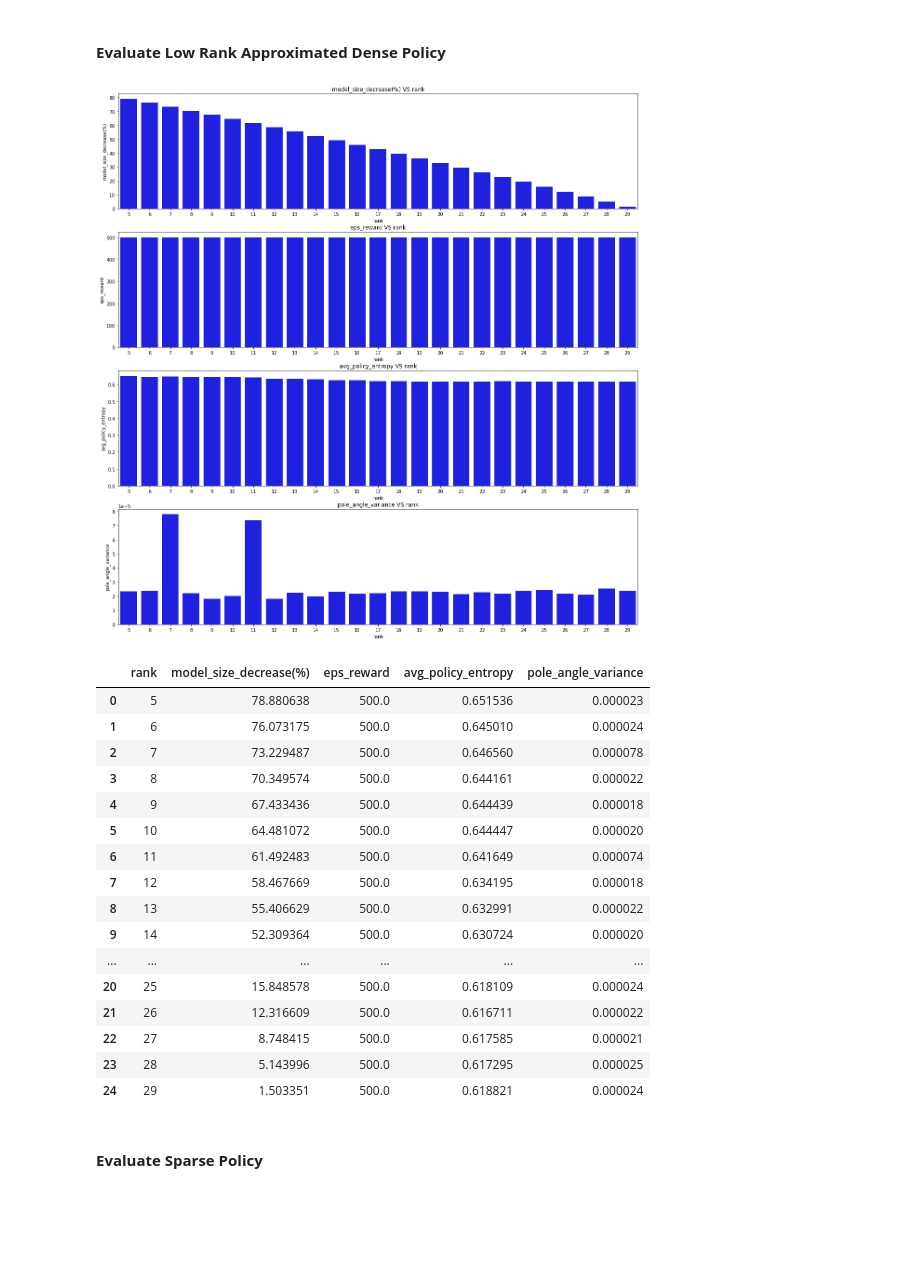
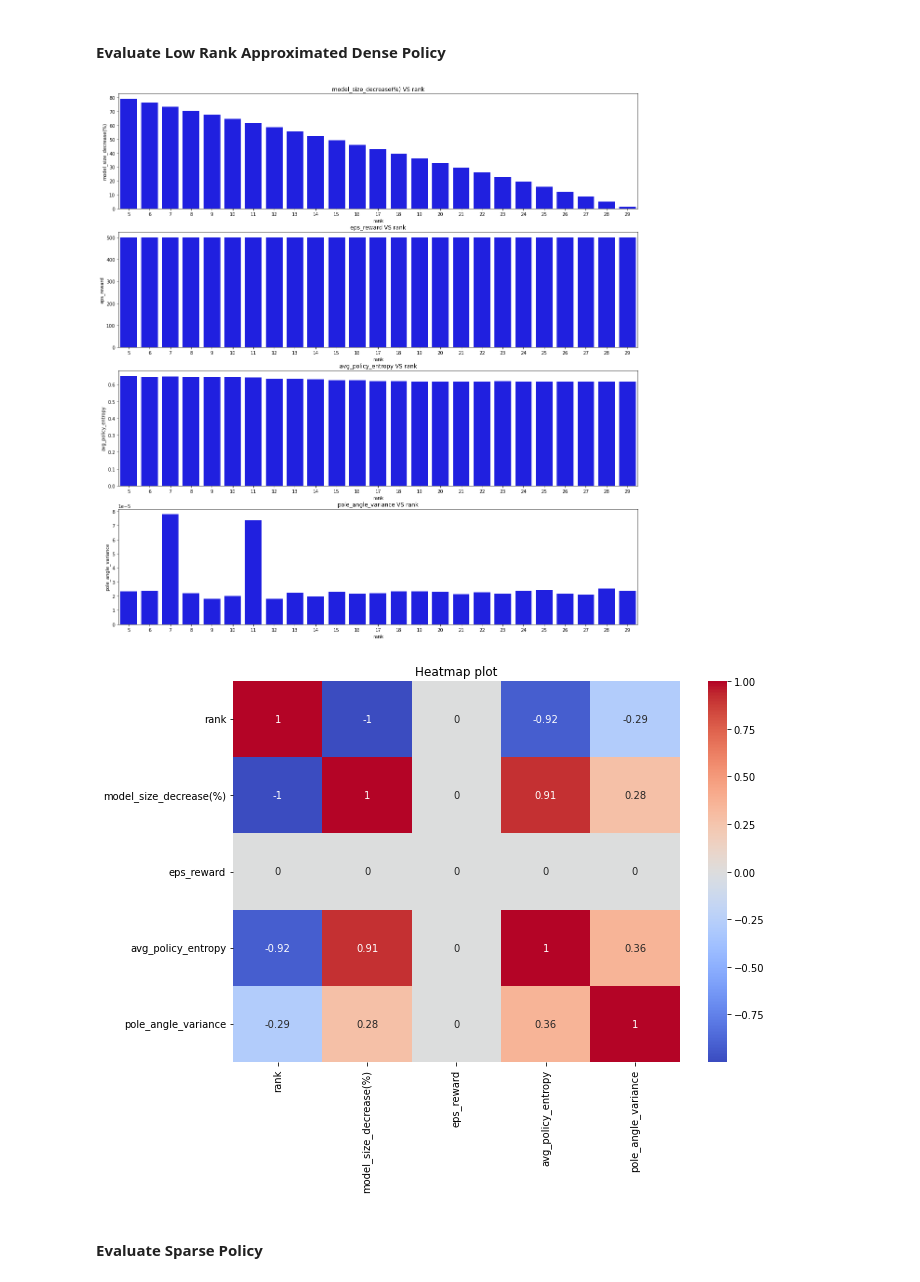
Before and after one commit to ches-001/Reinforcement-Learning-Policy-Sparsification-and-Decomposition, a Jupyter notebook: svd_dqn_policy.ipynb, the cells around one changed output. Saved outputs shown, nothing was run; the diff lists cells and outputs as text; code cells hidden in the pictures; blank space fills up the shorter version.

```diff
--- a/svd_dqn_policy.ipynb
+++ b/svd_dqn_policy.ipynb
@@ -163,44 +147,27 @@ Pole angle variance of policy: 2.31e-05 rads
 # %%
 result = dict()
 result["rank"] = []
 result["model_size_decrease(%)"] = []
 result["eps_reward"] = []
 result["avg_policy_entropy"] = []
 result["pole_angle_variance"] = []
 
 for rank in tqdm(ranks):
     lra_dense_policy_agent, p = low_rank_approximate_policy(dense_policy_agent, rank)
     eps_reward, avg_policy_entropy, pole_angle_variance = run_evaluation(lra_dense_policy_agent, verbose=False)
 
     result["rank"].append(rank)
     result["model_size_decrease(%)"].append(p*100)
     result["eps_reward"].append(eps_reward)
     result["avg_policy_entropy"].append(avg_policy_entropy)
     result["pole_angle_variance"].append(pole_angle_variance)
 
 result = pd.DataFrame(result)
-plot_result_dataframe(result, x_axis="rank", plot_type="bar")
+plot_result_dataframe(result, x_axis="rank", plot_type="bar", with_heatmap=True)
 result.to_csv(os.path.join(results_dir, "PPO_dense_policy_decomposition.csv"), index=False)
-result
 # %% [output]
 [figure]
-|  | rank | model_size_decrease(%) | eps_reward | avg_policy_entropy | pole_angle_variance |
-| 0 | 5 | 78.880638 | 500.0 | 0.651536 | 0.000023 |
-| 1 | 6 | 76.073175 | 500.0 | 0.645010 | 0.000024 |
-| 2 | 7 | 73.229487 | 500.0 | 0.646560 | 0.000078 |
-| 3 | 8 | 70.349574 | 500.0 | 0.644161 | 0.000022 |
-| 4 | 9 | 67.433436 | 500.0 | 0.644439 | 0.000018 |
-| 5 | 10 | 64.481072 | 500.0 | 0.644447 | 0.000020 |
-| 6 | 11 | 61.492483 | 500.0 | 0.641649 | 0.000074 |
-| 7 | 12 | 58.467669 | 500.0 | 0.634195 | 0.000018 |
-| 8 | 13 | 55.406629 | 500.0 | 0.632991 | 0.000022 |
-| 9 | 14 | 52.309364 | 500.0 | 0.630724 | 0.000020 |
-| ... | ... | ... | ... | ... | ... |
-| 20 | 25 | 15.848578 | 500.0 | 0.618109 | 0.000024 |
-| 21 | 26 | 12.316609 | 500.0 | 0.616711 | 0.000022 |
-| 22 | 27 | 8.748415 | 500.0 | 0.617585 | 0.000021 |
-| 23 | 28 | 5.143996 | 500.0 | 0.617295 | 0.000025 |
-| 24 | 29 | 1.503351 | 500.0 | 0.618821 | 0.000024 |
+[figure, added]
 # %% [markdown]
 #### **Evaluate Sparse Policy**
 # %%
```
Also changed, not shown: parts of 3 cells of this notebook, 5 other files.
